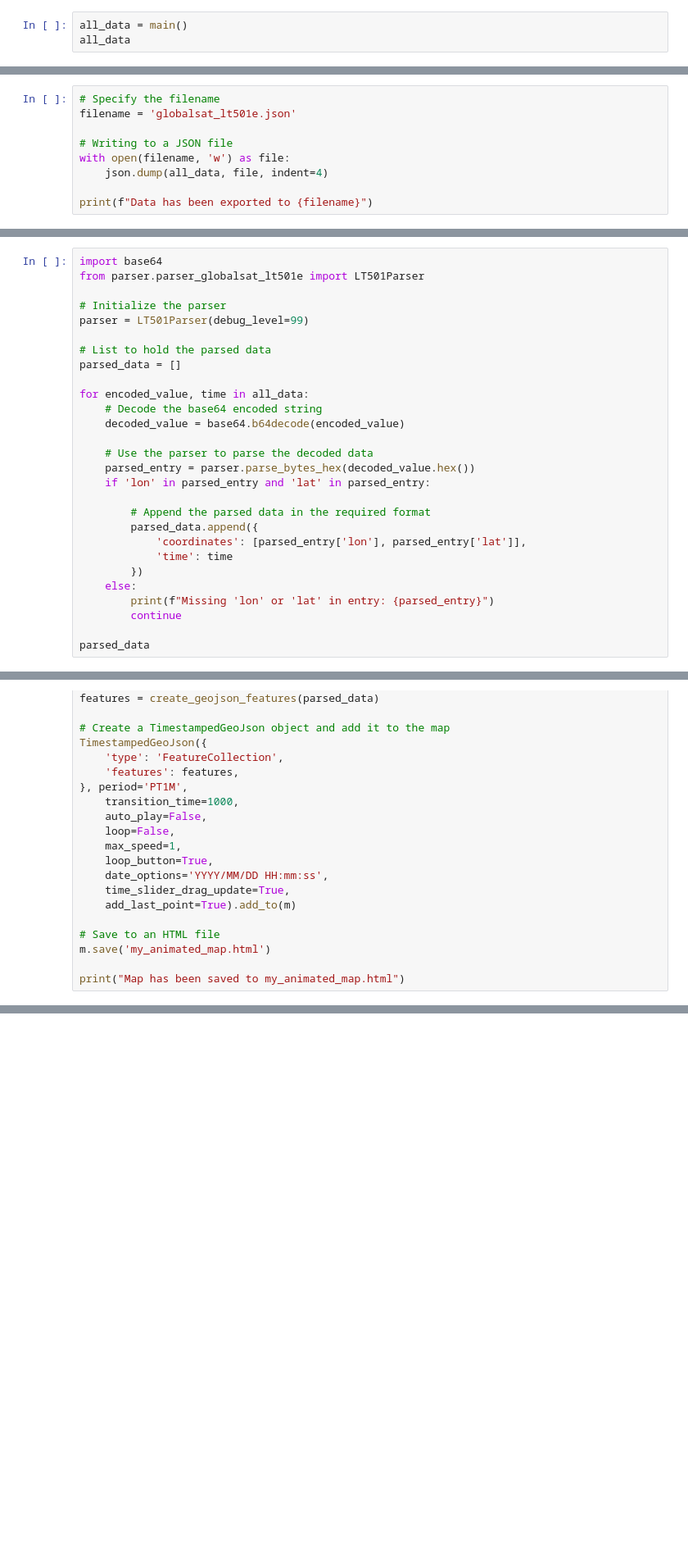
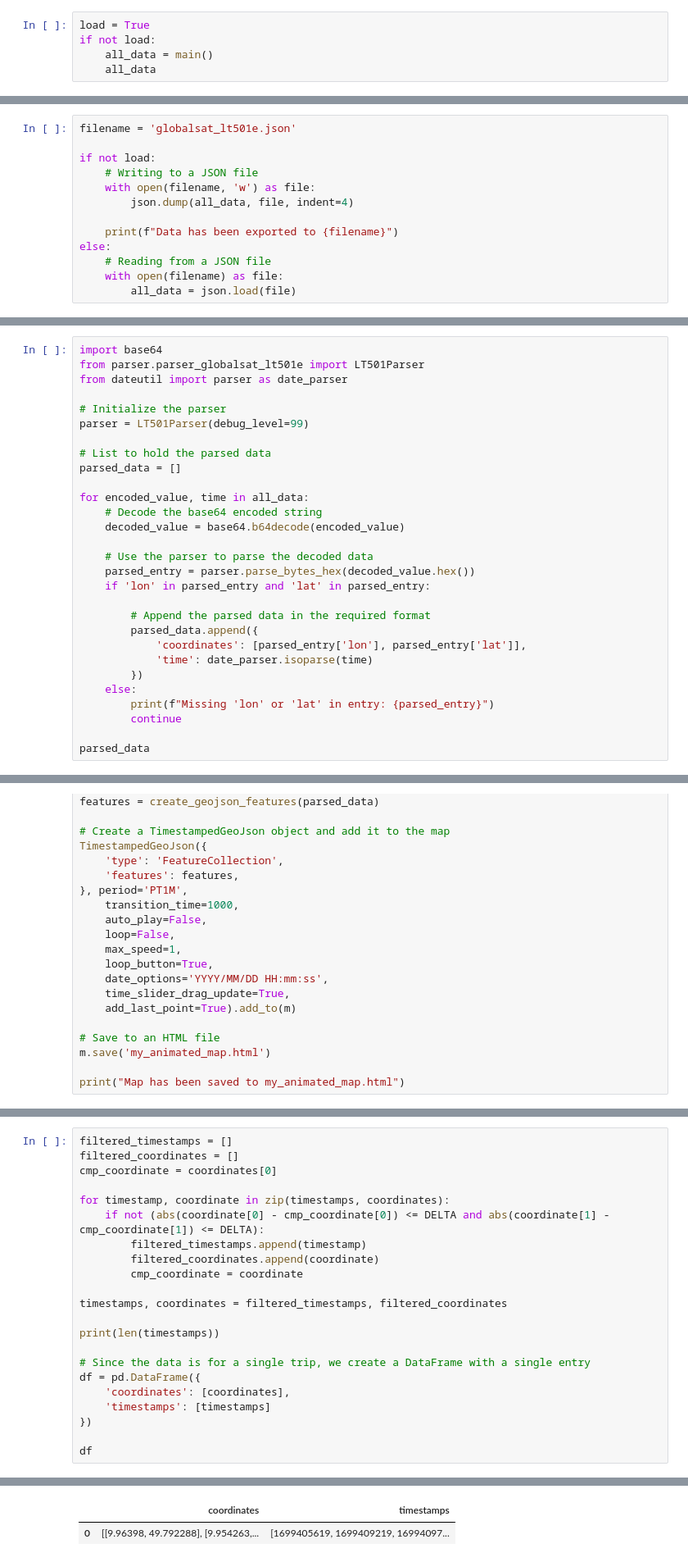
Before and after one commit to Redflashx12/iot-bike-tracker, a Jupyter notebook: map/extract_locations_from_tracker.ipynb, the cells around one changed output, grey strips where cells are left out. Shown: that part at 82% size. Cells and saved outputs as stored; diff of their text form; blank space fills up the shorter version.

Commit message:
WIP pydeck TripsLayer

```diff
--- a/map/extract_locations_from_tracker.ipynb
+++ b/map/extract_locations_from_tracker.ipynb
@@ -41,17 +42,23 @@ def main():
 
     return all_data
 # %%
-all_data = main()
-all_data
+load = True
+if not load:
+    all_data = main()
+    all_data
 # %%
 import json
 # %%
-# Specify the filename
 filename = 'globalsat_lt501e.json'
 
-# Writing to a JSON file
-with open(filename, 'w') as file:
-    json.dump(all_data, file, indent=4)
+if not load:
+    # Writing to a JSON file
+    with open(filename, 'w') as file:
+        json.dump(all_data, file, indent=4)
 
-print(f"Data has been exported to {filename}")
+    print(f"Data has been exported to {filename}")
+else:
+    # Reading from a JSON file
+    with open(filename) as file:
+        all_data = json.load(file)
 # %%
@@ -76,6 +90,7 @@ print(output['lat'])
 # %%
 import base64
 from parser.parser_globalsat_lt501e import LT501Parser
+from dateutil import parser as date_parser
 
 # Initialize the parser
 parser = LT501Parser(debug_level=99)
@@ -94,7 +109,7 @@ for encoded_value, time in all_data:
         # Append the parsed data in the required format
         parsed_data.append({
             'coordinates': [parsed_entry['lon'], parsed_entry['lat']],
-            'time': time
+            'time': date_parser.isoparse(time)
         })
     else:
         print(f"Missing 'lon' or 'lat' in entry: {parsed_entry}")
@@ -132,0 +194,23 @@ print("Map has been saved to my_animated_map.html")
+# %%
+filtered_timestamps = []
+filtered_coordinates = []
+cmp_coordinate = coordinates[0]
+
+for timestamp, coordinate in zip(timestamps, coordinates):
+    if not (abs(coordinate[0] - cmp_coordinate[0]) <= DELTA and abs(coordinate[1] - cmp_coordinate[1]) <= DELTA):
+        filtered_timestamps.append(timestamp)
+        filtered_coordinates.append(coordinate)
+        cmp_coordinate = coordinate
+
+timestamps, coordinates = filtered_timestamps, filtered_coordinates
+
+print(len(timestamps))
+
+# Since the data is for a single trip, we create a DataFrame with a single entry
+df = pd.DataFrame({
+    'coordinates': [coordinates],
+    'timestamps': [timestamps]
+})
+
+df
+# %% [output]
@@ -132,0 +218,2 @@ print("Map has been saved to my_animated_map.html")
+|  | coordinates | timestamps |
+| 0 | [[9.96398, 49.792288], [9.954263,... | [1699405619, 1699409219, 16994097... |
```
Also changed, not shown: parts of 20 cells of this notebook.
